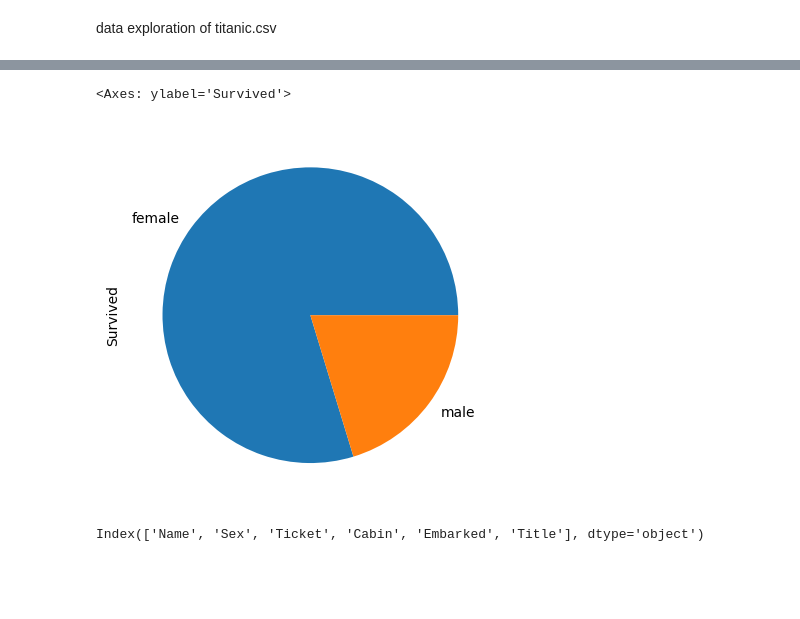
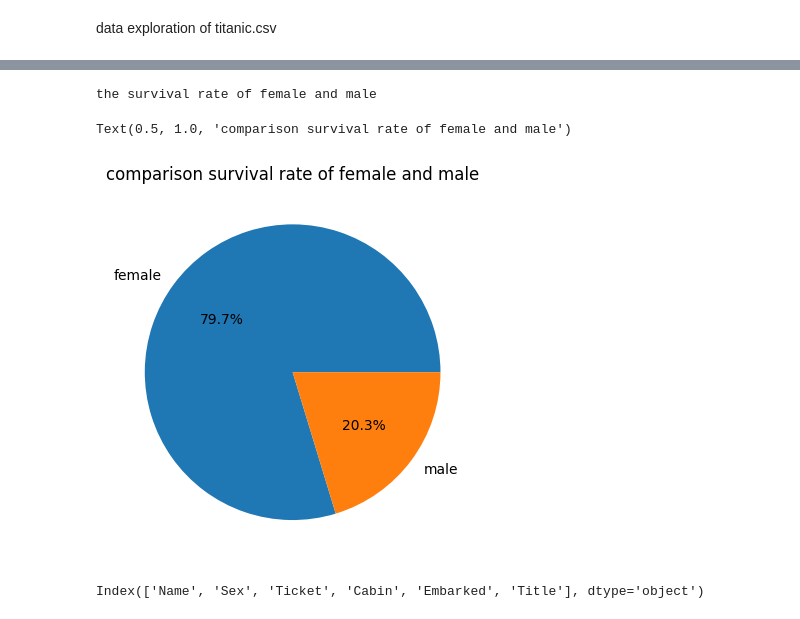
Before and after one commit to Boss-diamond/titanic-survival-model, a Jupyter notebook: titanic.ipynb, the cells around one changed output, grey strips where cells are left out. Saved outputs shown, nothing was run; the diff lists cells and outputs as text; code cells hidden in the pictures; blank space fills up the shorter version.

```diff
--- a/titanic.ipynb
+++ b/titanic.ipynb
@@ -103,10 +106,12 @@ titanic_data.groupby(['Sex','Survived']).size().unstack(fill_value=0)
 | male | 468 | 109 |
 # %%
 print('the survival rate of female and male')
-titanic_data.groupby('Sex')['Survived'].mean().plot(kind = 'pie')
+titanic_data.groupby('Sex')['Survived'].mean().plot(kind = 'pie', autopct='%1.1f%%', ylabel ='')
+plt.title("comparison survival rate of female and male")
 # %% [output]
-<Axes: ylabel='Survived'>
+the survival rate of female and male
+Text(0.5, 1.0, 'comparison survival rate of female and male')
-[figure, old version]
+[figure, new version]
 # %%
 #checking data that needs to be encoded
 titanic_data.select_dtypes(include='object').columns
```
Also changed, not shown: parts of 4 cells of this notebook.
